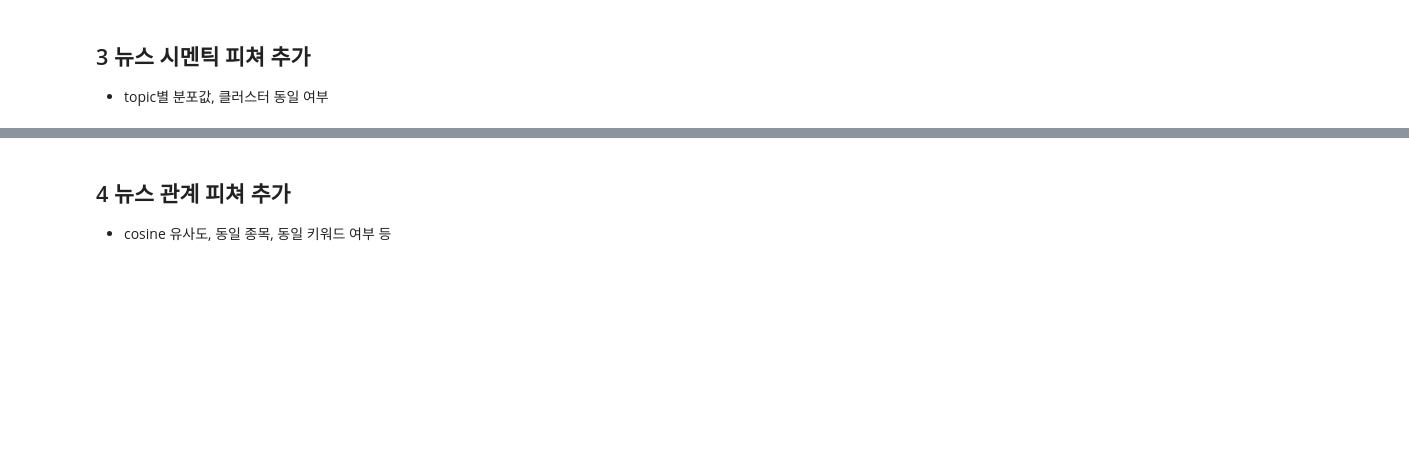
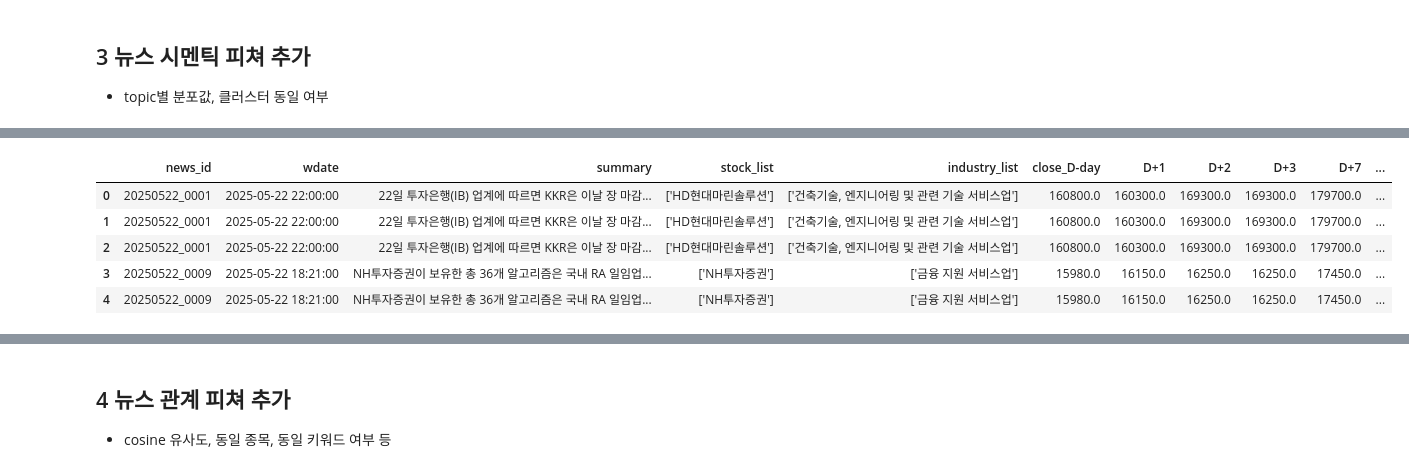
Before and after one commit to choikwangil95/HKToss-MLOps-Project-Final, a Jupyter notebook: eda/kwangil/news_preprocessing.ipynb, the cells around one changed output, grey strips where cells are left out. Saved outputs shown, nothing was run; the diff lists cells and outputs as text; code cells hidden in the pictures; blank space fills up the shorter version.

```diff
--- a/eda/kwangil/news_preprocessing.ipynb
+++ b/eda/kwangil/news_preprocessing.ipynb
@@ -640,3 +753,6 @@ df123.head()
 # %% [markdown]
 ## 3 뉴스 시멘틱 피쳐 추가
 -  topic별 분포값, 클러스터 동일 여부
+# %%
+df_topic = pd.read_csv('../../db/news_2023_2025_tm.csv')
+df_topic.info()
@@ -642,0 +794,15 @@ df123.head()
+# %%
+df_topic = df_topic[
+    [
+        "news_id",
+        "토픽 1",
+        "토픽 2",
+        "토픽 3",
+        "토픽 4",
+        "토픽 5",
+        "토픽 6",
+        "토픽 7",
+        "토픽 8",
+        "토픽 9",
+    ]
+]
@@ -642,0 +818,2 @@ df123.head()
+# %%
+df_dataset_merged = prepare_similarity_training_data(df_dataset_merged, df_topic)
@@ -642,0 +840,9 @@ df123.head()
+# %%
+df_dataset_merged.head()
+# %% [output]
+|  | news_id | wdate | summary | stock_list | industry_list | close_D-day | D+1 | D+2 | D+3 | D+7 | ... |
+| 0 | 20250522_0001 | 2025-05-22 22:00:00 | 22일 투자은행(IB) 업계에 따르면 KKR은 이날 장 마감... | ['HD현대마린솔루션'] | ['건축기술, 엔지니어링 및 관련 기술 서비스업'] | 160800.0 | 160300.0 | 169300.0 | 169300.0 | 179700.0 | ... |
+| 1 | 20250522_0001 | 2025-05-22 22:00:00 | 22일 투자은행(IB) 업계에 따르면 KKR은 이날 장 마감... | ['HD현대마린솔루션'] | ['건축기술, 엔지니어링 및 관련 기술 서비스업'] | 160800.0 | 160300.0 | 169300.0 | 169300.0 | 179700.0 | ... |
+| 2 | 20250522_0001 | 2025-05-22 22:00:00 | 22일 투자은행(IB) 업계에 따르면 KKR은 이날 장 마감... | ['HD현대마린솔루션'] | ['건축기술, 엔지니어링 및 관련 기술 서비스업'] | 160800.0 | 160300.0 | 169300.0 | 169300.0 | 179700.0 | ... |
+| 3 | 20250522_0009 | 2025-05-22 18:21:00 | NH투자증권이 보유한 총 36개 알고리즘은 국내 RA 일임업... | ['NH투자증권'] | ['금융 지원 서비스업'] | 15980.0 | 16150.0 | 16250.0 | 16250.0 | 17450.0 | ... |
+| 4 | 20250522_0009 | 2025-05-22 18:21:00 | NH투자증권이 보유한 총 36개 알고리즘은 국내 RA 일임업... | ['NH투자증권'] | ['금융 지원 서비스업'] | 15980.0 | 16150.0 | 16250.0 | 16250.0 | 17450.0 | ... |
```
Also changed, not shown: parts of 20 cells of this notebook, 3 other files.
